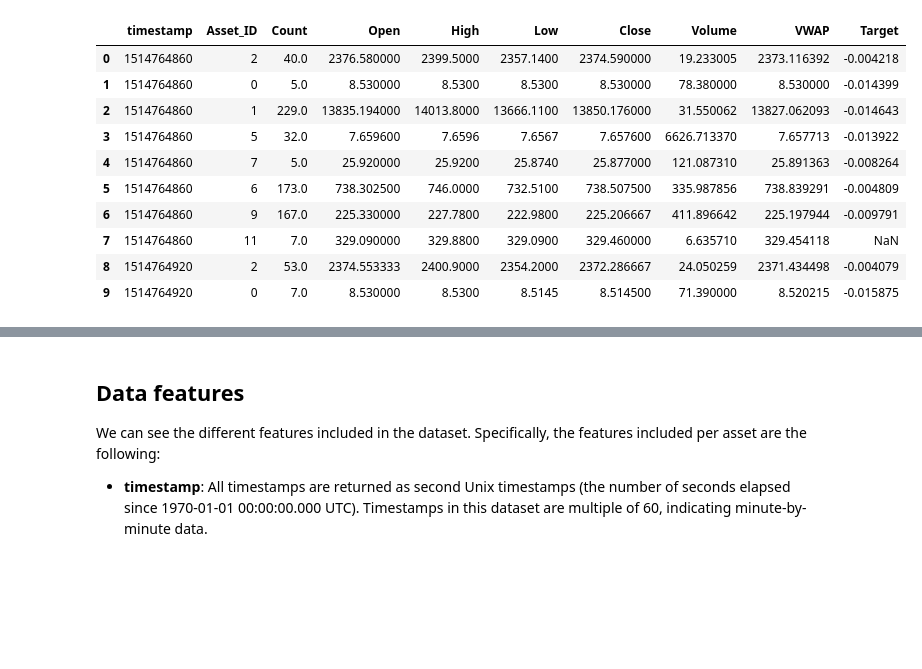
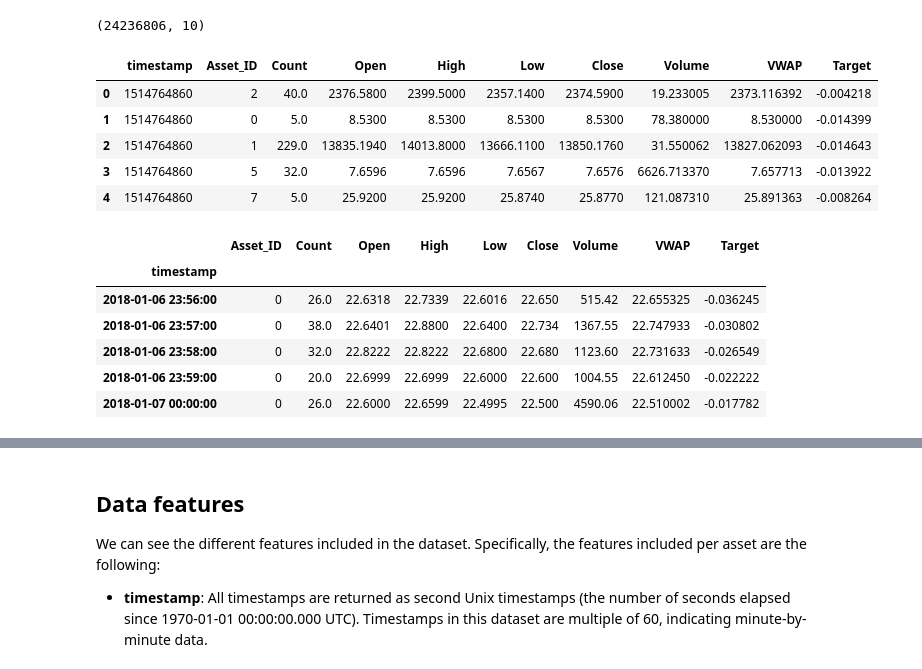
Before and after one commit to oly2/G_Research_Crypto_Competition, a Jupyter notebook: G_Research_Crypto_Competition.ipynb, the cells around one changed output, grey strips where cells are left out. Drawn from its saved outputs; the diff is of its cells as text; code cells hidden in the pictures; blank space fills up the shorter version.

```diff
--- a/G_Research_Crypto_Competition.ipynb
+++ b/G_Research_Crypto_Competition.ipynb
@@ -8,16 +11,15 @@ import matplotlib.pyplot as plt
 # %%
-crypto_df = pd.read_csv('drive/MyDrive/competitions/g-research-crypto-forecasting/train.csv')
+crypto_df = pd.read_csv('train.csv')
+# %%
+crypto_df.shape
+# %% [output]
+(24236806, 10)
 # %%
-crypto_df.head(10)
+crypto_df.head(5)
 # %% [output]
 |  | timestamp | Asset_ID | Count | Open | High | Low | Close | Volume | VWAP | Target |
-| 0 | 1514764860 | 2 | 40.0 | 2376.580000 | 2399.5000 | 2357.1400 | 2374.590000 | 19.233005 | 2373.116392 | -0.004218 |
-| 1 | 1514764860 | 0 | 5.0 | 8.530000 | 8.5300 | 8.5300 | 8.530000 | 78.380000 | 8.530000 | -0.014399 |
-| 2 | 1514764860 | 1 | 229.0 | 13835.194000 | 14013.8000 | 13666.1100 | 13850.176000 | 31.550062 | 13827.062093 | -0.014643 |
-| 3 | 1514764860 | 5 | 32.0 | 7.659600 | 7.6596 | 7.6567 | 7.657600 | 6626.713370 | 7.657713 | -0.013922 |
-| 4 | 1514764860 | 7 | 5.0 | 25.920000 | 25.9200 | 25.8740 | 25.877000 | 121.087310 | 25.891363 | -0.008264 |
-| 5 | 1514764860 | 6 | 173.0 | 738.302500 | 746.0000 | 732.5100 | 738.507500 | 335.987856 | 738.839291 | -0.004809 |
-| 6 | 1514764860 | 9 | 167.0 | 225.330000 | 227.7800 | 222.9800 | 225.206667 | 411.896642 | 225.197944 | -0.009791 |
-| 7 | 1514764860 | 11 | 7.0 | 329.090000 | 329.8800 | 329.0900 | 329.460000 | 6.635710 | 329.454118 | NaN |
-| 8 | 1514764920 | 2 | 53.0 | 2374.553333 | 2400.9000 | 2354.2000 | 2372.286667 | 24.050259 | 2371.434498 | -0.004079 |
-| 9 | 1514764920 | 0 | 7.0 | 8.530000 | 8.5300 | 8.5145 | 8.514500 | 71.390000 | 8.520215 | -0.015875 |
+| 0 | 1514764860 | 2 | 40.0 | 2376.5800 | 2399.5000 | 2357.1400 | 2374.5900 | 19.233005 | 2373.116392 | -0.004218 |
+| 1 | 1514764860 | 0 | 5.0 | 8.5300 | 8.5300 | 8.5300 | 8.5300 | 78.380000 | 8.530000 | -0.014399 |
+| 2 | 1514764860 | 1 | 229.0 | 13835.1940 | 14013.8000 | 13666.1100 | 13850.1760 | 31.550062 | 13827.062093 | -0.014643 |
+| 3 | 1514764860 | 5 | 32.0 | 7.6596 | 7.6596 | 7.6567 | 7.6576 | 6626.713370 | 7.657713 | -0.013922 |
+| 4 | 1514764860 | 7 | 5.0 | 25.9200 | 25.9200 | 25.8740 | 25.8770 | 121.087310 | 25.891363 | -0.008264 |
@@ -23,0 +31,10 @@ crypto_df.head(10)
+# %%
+btf.tail(5)
+# %% [output]
+|  | Asset_ID | Count | Open | High | Low | Close | Volume | VWAP | Target |
+| timestamp |  |  |  |  |  |  |  |  |  |
+| 2018-01-06 23:56:00 | 0 | 26.0 | 22.6318 | 22.7339 | 22.6016 | 22.650 | 515.42 | 22.655325 | -0.036245 |
+| 2018-01-06 23:57:00 | 0 | 38.0 | 22.6401 | 22.8800 | 22.6400 | 22.734 | 1367.55 | 22.747933 | -0.030802 |
+| 2018-01-06 23:58:00 | 0 | 32.0 | 22.8222 | 22.8222 | 22.6800 | 22.680 | 1123.60 | 22.731633 | -0.026549 |
+| 2018-01-06 23:59:00 | 0 | 20.0 | 22.6999 | 22.6999 | 22.6000 | 22.600 | 1004.55 | 22.612450 | -0.022222 |
+| 2018-01-07 00:00:00 | 0 | 26.0 | 22.6000 | 22.6599 | 22.4995 | 22.500 | 4590.06 | 22.510002 | -0.017782 |
```
Also changed, not shown: parts of 79 cells of this notebook.
